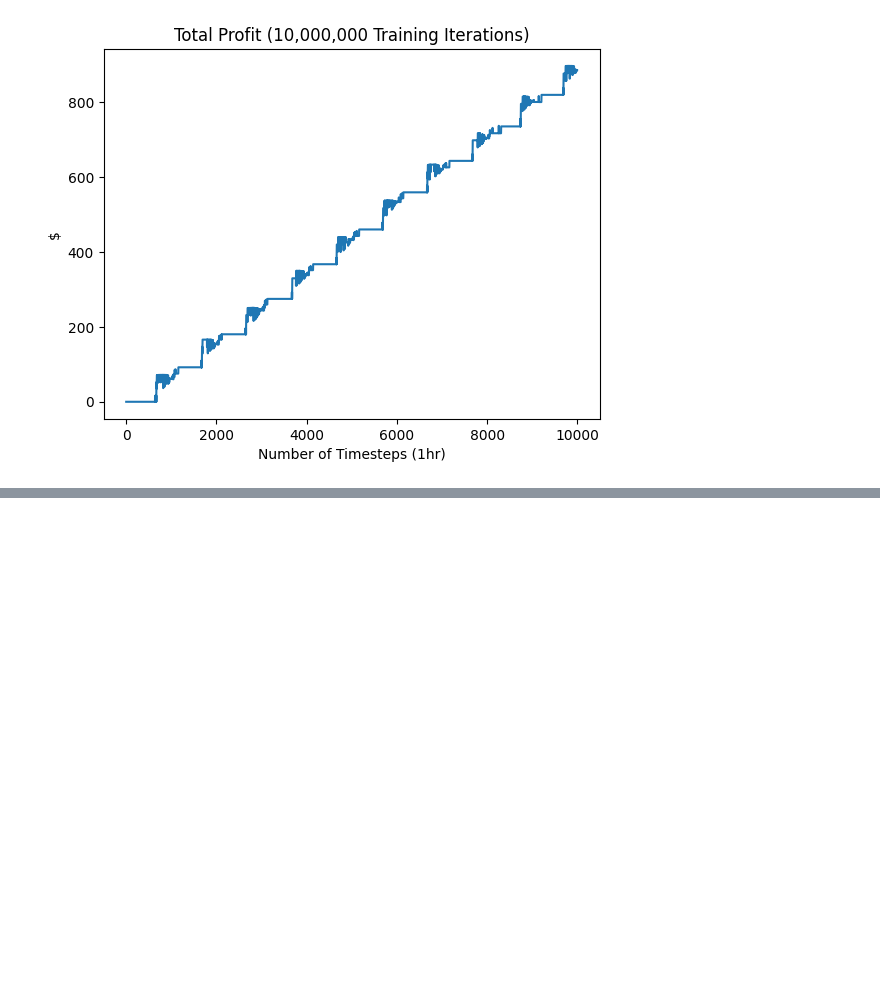
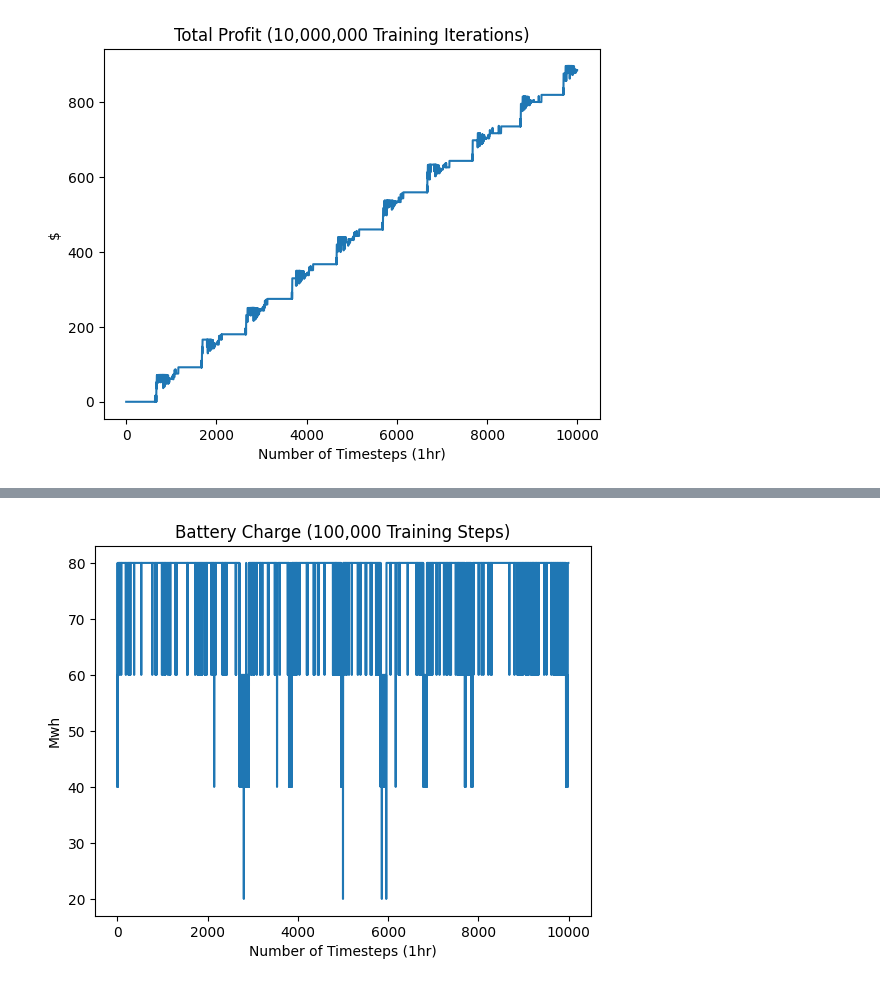
Before and after one commit to andrewrade/3001-RL-Grid-Battery-Management-Agent, a Jupyter notebook: environment.ipynb, the cells around one changed output, grey strips where cells are left out. Cells and saved outputs as stored; diff of their text form; code cells hidden in the pictures; blank space fills up the shorter version.

```diff
--- a/environment.ipynb
+++ b/environment.ipynb
@@ -222,0 +269,9 @@ plt.show()
+# %%
+### DQN 100,000 Steps on Sinusoid
+plt.plot(history['battery_charge'])
+plt.title("Battery Charge (100,000 Training Steps)")
+plt.ylabel("Mwh")
+plt.xlabel("Number of Timesteps (1hr)")
+plt.show()
+# %% [output]
+[figure, added]
```
Also changed, not shown: parts of 12 cells of this notebook.
